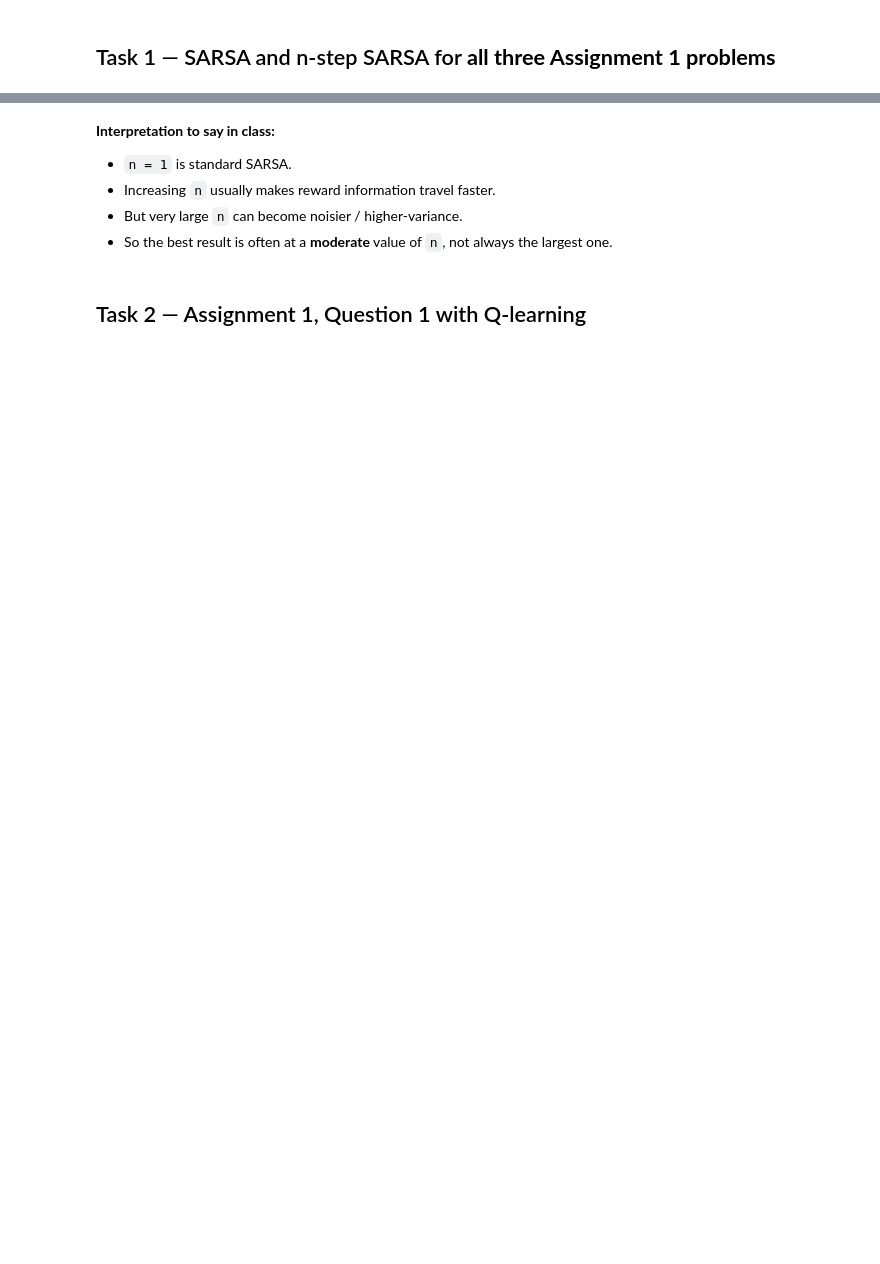
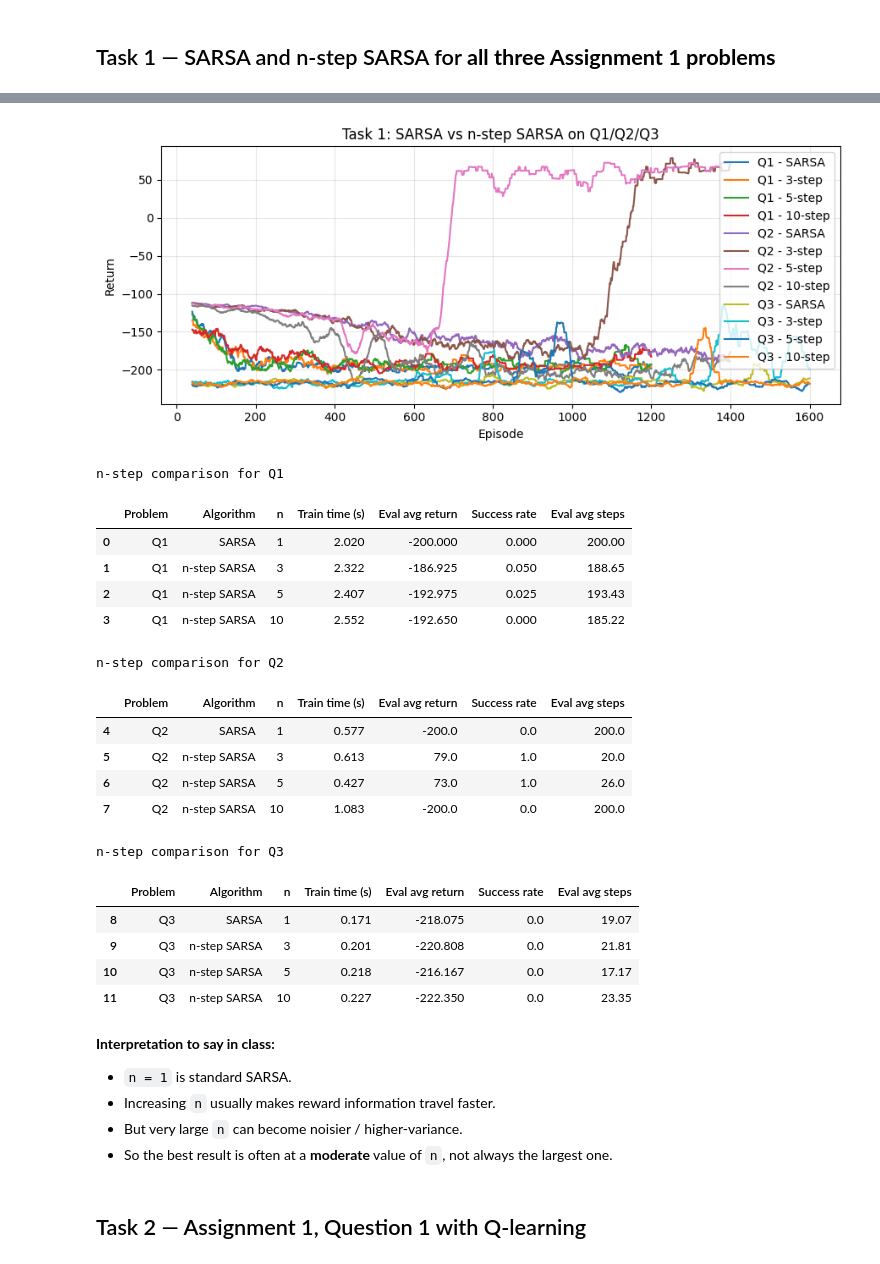
Before and after one commit to Sajjan-Sam/RL_demo, a Jupyter notebook: MARL_Assignment_Extension_Corrected.ipynb, the cells around one changed output, grey strips where cells are left out. Saved outputs shown, nothing was run; the diff lists cells and outputs as text; code cells hidden in the pictures; blank space fills up the shorter version.

```diff
--- a/MARL_Assignment_Extension_Corrected.ipynb
+++ b/MARL_Assignment_Extension_Corrected.ipynb
@@ -850,15 +879,34 @@ display(task1_df)
 # %%
 
 # Learning curves (smoothed)
 plot_learning_curves(task1_curves, 'Task 1: SARSA vs n-step SARSA on Q1/Q2/Q3', window=40)
 
 # n-step summary per problem
 for problem in ['Q1', 'Q2', 'Q3']:
     sub = task1_df[task1_df['Problem'] == problem].sort_values(['n', 'Algorithm'])
-    print('
-', '=' * 70)
+
     print(f'n-step comparison for {problem}')
     display(sub)
+# %% [output]
+[figure, added]
+n-step comparison for Q1
+|  | Problem | Algorithm | n | Train time (s) | Eval avg return | Success rate | Eval avg steps |
+| 0 | Q1 | SARSA | 1 | 2.020 | -200.000 | 0.000 | 200.00 |
+| 1 | Q1 | n-step SARSA | 3 | 2.322 | -186.925 | 0.050 | 188.65 |
+| 2 | Q1 | n-step SARSA | 5 | 2.407 | -192.975 | 0.025 | 193.43 |
+| 3 | Q1 | n-step SARSA | 10 | 2.552 | -192.650 | 0.000 | 185.22 |
+n-step comparison for Q2
+|  | Problem | Algorithm | n | Train time (s) | Eval avg return | Success rate | Eval avg steps |
+| 4 | Q2 | SARSA | 1 | 0.577 | -200.0 | 0.0 | 200.0 |
+| 5 | Q2 | n-step SARSA | 3 | 0.613 | 79.0 | 1.0 | 20.0 |
+| 6 | Q2 | n-step SARSA | 5 | 0.427 | 73.0 | 1.0 | 26.0 |
+| 7 | Q2 | n-step SARSA | 10 | 1.083 | -200.0 | 0.0 | 200.0 |
+n-step comparison for Q3
+|  | Problem | Algorithm | n | Train time (s) | Eval avg return | Success rate | Eval avg steps |
+| 8 | Q3 | SARSA | 1 | 0.171 | -218.075 | 0.0 | 19.07 |
+| 9 | Q3 | n-step SARSA | 3 | 0.201 | -220.808 | 0.0 | 21.81 |
+| 10 | Q3 | n-step SARSA | 5 | 0.218 | -216.167 | 0.0 | 17.17 |
+| 11 | Q3 | n-step SARSA | 10 | 0.227 | -222.350 | 0.0 | 23.35 |
 # %% [markdown]
 
 **Interpretation to say in class:**
```
Also changed, not shown: parts of 11 cells of this notebook.
